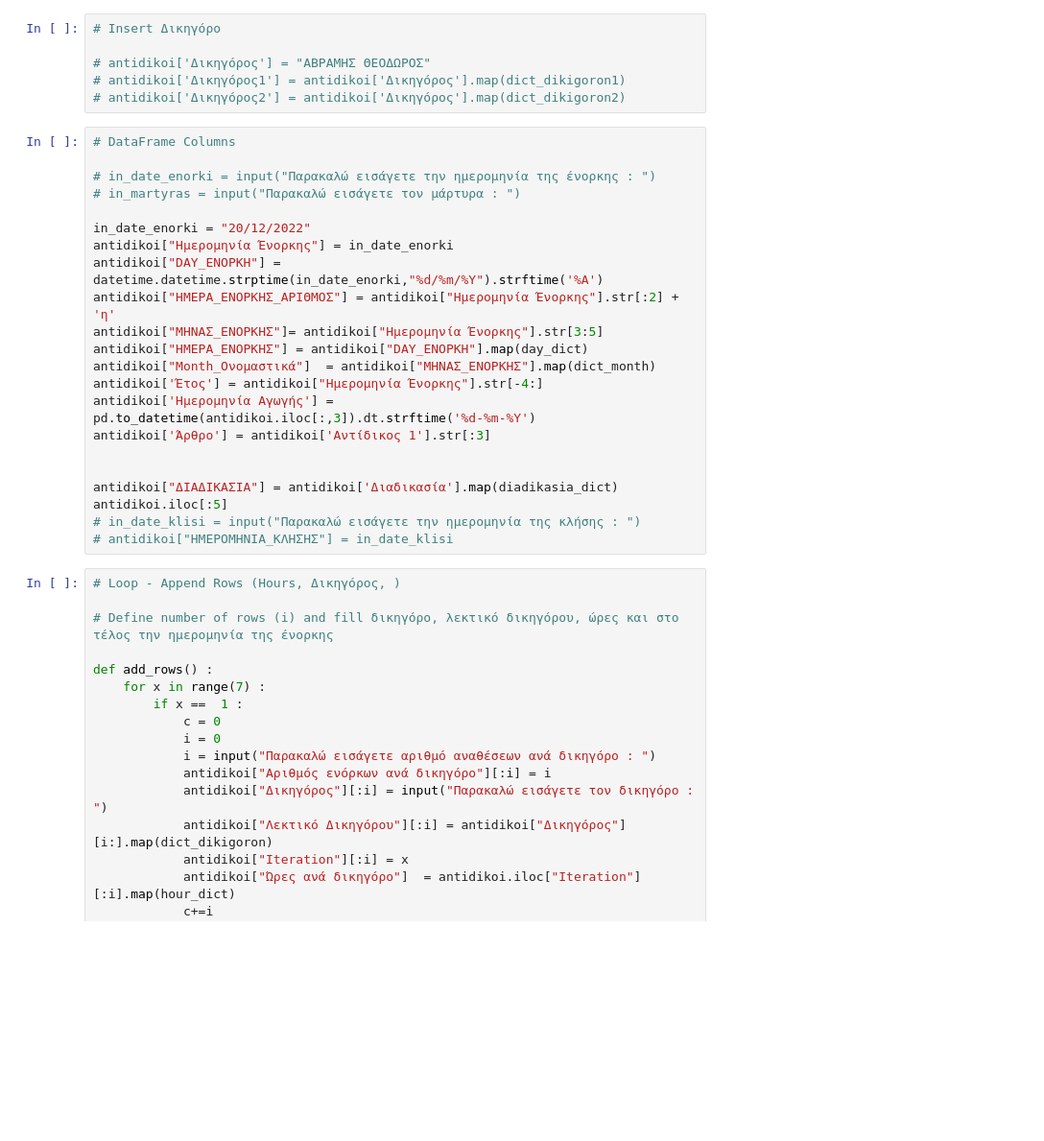
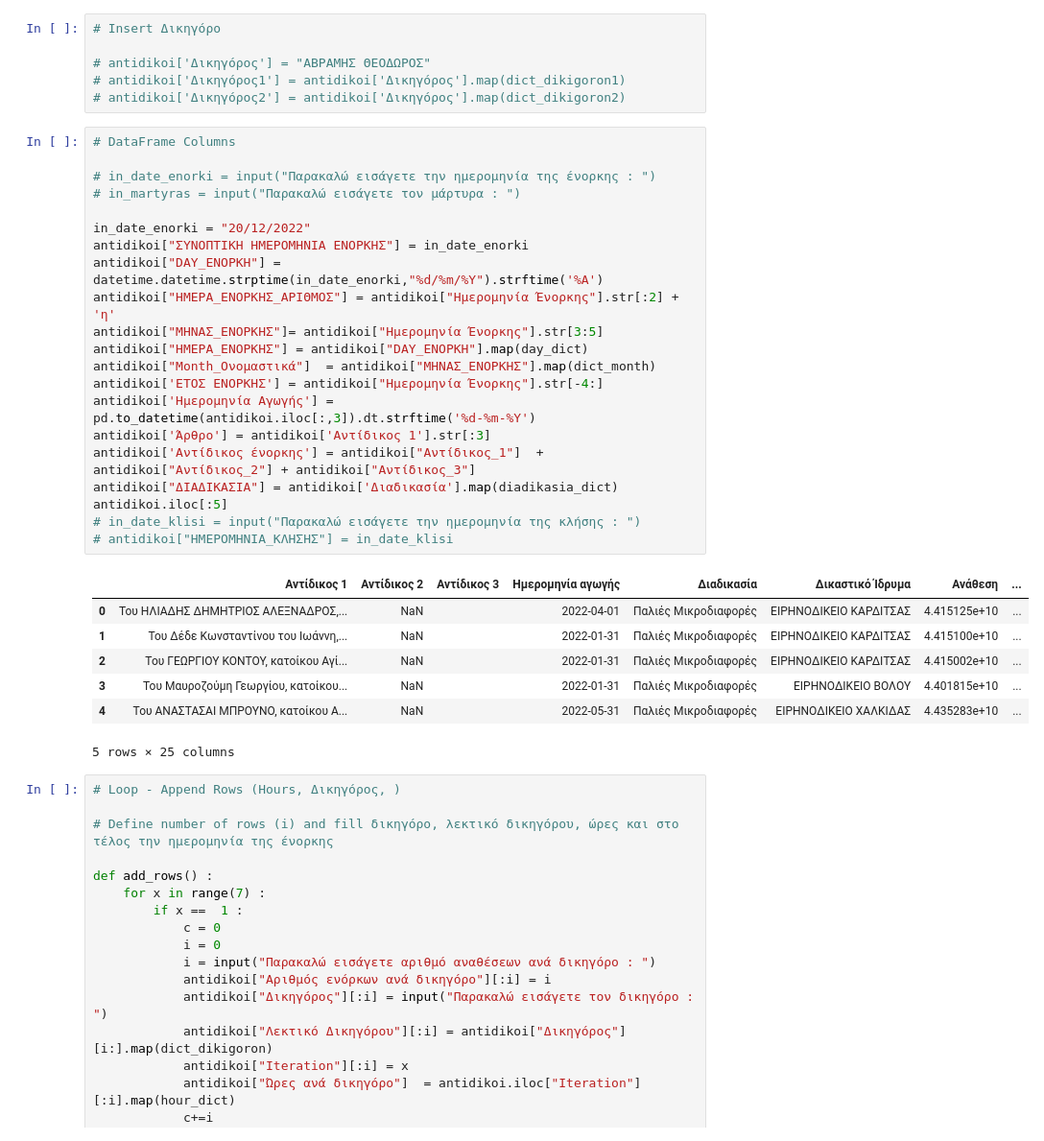
Before and after one commit to TheoPallis/Project-Enorkes, a Jupyter notebook: 5) Καθαρισμός Enorkes/Clean Enorkes 10_11.ipynb, the cells around one changed output. Shown at 96% size. Cells and saved outputs as stored; diff of their text form; blank space fills up the shorter version.

```diff
--- a/5) Καθαρισμός Enorkes/Clean Enorkes 10_11.ipynb
+++ b/5) Καθαρισμός Enorkes/Clean Enorkes 10_11.ipynb
@@ -156,25 +158,32 @@ else :
 # %%
 # DataFrame Columns
 
 # in_date_enorki = input("Παρακαλώ εισάγετε την ημερομηνία της ένορκης : ")
 # in_martyras = input("Παρακαλώ εισάγετε τον μάρτυρα : ")
 
 in_date_enorki = "20/12/2022"
-antidikoi["Ημερομηνία Ένορκης"] = in_date_enorki
+antidikoi["ΣΥΝΟΠΤΙΚΗ ΗΜΕΡΟΜΗΝΙΑ ΕΝΟΡΚΗΣ"] = in_date_enorki
 antidikoi["DAY_ΕΝΟΡΚΗ"] = datetime.datetime.strptime(in_date_enorki,"%d/%m/%Y").strftime('%A')
 antidikoi["ΗΜΕΡΑ_ΕΝΟΡΚΗΣ_ΑΡΙΘΜΟΣ"] = antidikoi["Ημερομηνία Ένορκης"].str[:2] + 'η'
 antidikoi["ΜΗΝΑΣ_ΕΝΟΡΚΗΣ"]= antidikoi["Ημερομηνία Ένορκης"].str[3:5]
 antidikoi["ΗΜΕΡΑ_ΕΝΟΡΚΗΣ"] = antidikoi["DAY_ΕΝΟΡΚΗ"].map(day_dict)
 antidikoi["Month_Ονομαστικά"]  = antidikoi["ΜΗΝΑΣ_ΕΝΟΡΚΗΣ"].map(dict_month)
-antidikoi['Έτος'] = antidikoi["Ημερομηνία Ένορκης"].str[-4:]
+antidikoi['ΕΤΟΣ ΕΝΟΡΚΗΣ'] = antidikoi["Ημερομηνία Ένορκης"].str[-4:]
 antidikoi['Ημερομηνία Αγωγής'] =  pd.to_datetime(antidikoi.iloc[:,3]).dt.strftime('%d-%m-%Y')
 antidikoi['Άρθρο'] = antidikoi['Αντίδικος 1'].str[:3]
-
-
+antidikoi['Αντίδικος ένορκης'] = antidikoi["Αντίδικος_1"]  + antidikoi["Αντίδικος_2"] + antidikoi["Αντίδικος_3"]
 antidikoi["ΔΙΑΔΙΚΑΣΙΑ"] = antidikoi['Διαδικασία'].map(diadikasia_dict)
 antidikoi.iloc[:5]
 # in_date_klisi = input("Παρακαλώ εισάγετε την ημερομηνία της κλήσης : ")
 # antidikoi["ΗΜΕΡΟΜΗΝΙΑ_ΚΛΗΣΗΣ"] = in_date_klisi
+# %% [output]
+|  | Αντίδικος 1 | Αντίδικος 2 | Αντίδικος 3 | Ημερομηνία αγωγής | Διαδικασία | Δικαστικό Ίδρυμα | Ανάθεση | ... |
+| 0 | Του ΗΛΙΑΔΗΣ ΔΗΜΗΤΡΙΟΣ ΑΛΕΞΝΑΔΡΟΣ,... | NaN |  | 2022-04-01 | Παλιές Μικροδιαφορές | ΕΙΡΗΝΟΔΙΚΕΙΟ ΚΑΡΔΙΤΣΑΣ | 4.415125e+10 | ... |
+| 1 | Του Δέδε Κωνσταντίνου του Ιωάννη,... | NaN |  | 2022-01-31 | Παλιές Μικροδιαφορές | ΕΙΡΗΝΟΔΙΚΕΙΟ ΚΑΡΔΙΤΣΑΣ | 4.415100e+10 | ... |
+| 2 | Του ΓΕΩΡΓΙΟΥ ΚΟΝΤΟΥ, κατοίκου Αγί... | NaN |  | 2022-01-31 | Παλιές Μικροδιαφορές | ΕΙΡΗΝΟΔΙΚΕΙΟ ΚΑΡΔΙΤΣΑΣ | 4.415002e+10 | ... |
+| 3 | Του Μαυροζούμη Γεωργίου, κατοίκου... | NaN |  | 2022-01-31 | Παλιές Μικροδιαφορές | ΕΙΡΗΝΟΔΙΚΕΙΟ ΒΟΛΟΥ | 4.401815e+10 | ... |
+| 4 | Του ΑΝΑΣΤΑΣΑΙ ΜΠΡΟΥΝΟ, κατοίκου Α... | NaN |  | 2022-05-31 | Παλιές Μικροδιαφορές | ΕΙΡΗΝΟΔΙΚΕΙΟ ΧΑΛΚΙΔΑΣ | 4.435283e+10 | ... |
+5 rows × 25 columns
 # %%
 # Loop - Append Rows (Hours, Δικηγόρος, )
 
```
Also changed, not shown: parts of 2 cells of this notebook, 1 other file.
